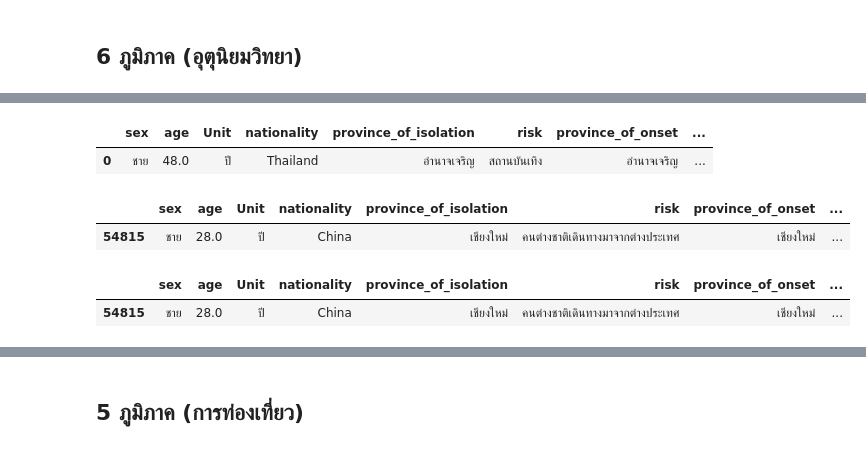
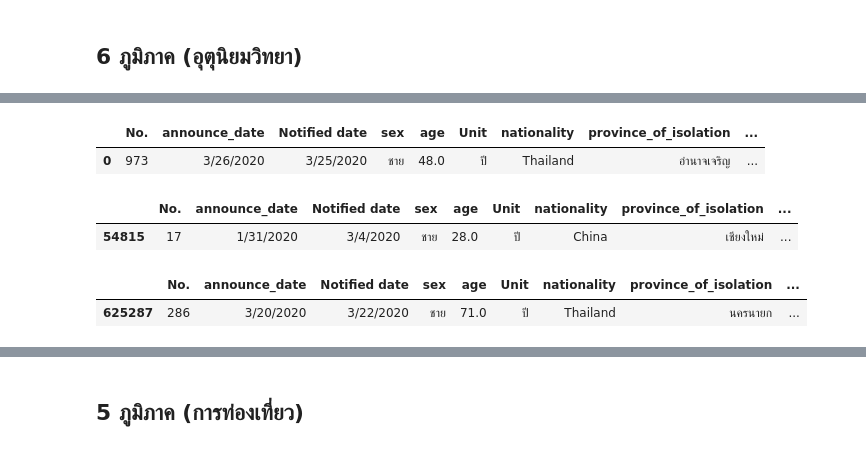
Before and after one commit to siriwat-heart/data_viz_2022, a Jupyter notebook: BasicPython&DataViz_midterm2022.ipynb, the cells around one changed output, grey strips where cells are left out. Saved outputs shown, nothing was run; the diff lists cells and outputs as text; code cells hidden in the pictures.

```diff
--- a/BasicPython&DataViz_midterm2022.ipynb
+++ b/BasicPython&DataViz_midterm2022.ipynb
@@ -154,6 +154,6 @@ dtype: bool
 # %% [markdown]
 # 1.อายุของผู้ป่วยคนแรกในแต่ละภูมิภาค (เหนือ, กลาง, ใต้, ...) (20 คะแนน)
 # %%
-data1 = data_covid.iloc[:,3:16] #แสดงคอลัมท์ที่3-16 โดยใช้ lioc
+data1 = data_covid.iloc[:,0:16] #แสดงคอลัมท์ที่0-15 โดยใช้ lioc
 data1
 # %% [output]
@@ -214,18 +234,18 @@ data1[data1['6 ภูมิภาค (อุตุนิยมวิทยา)']
 # %%
 data1[data1['6 ภูมิภาค (อุตุนิยมวิทยา)']=='ตะวันออกเฉียงเหนือ'].head(1) #ไปที่ตาราง data1 กำหนด column 6 ภูมิภาค (อุตุนิยมวิทยา) ให้เป็นตะวันออกเฉียงเหนือและโชว์แถวแรกของข้อมูลตะวันออกเฉียงเหนือ
 # %% [output]
-|  | sex | age | Unit | nationality | province_of_isolation | risk | province_of_onset | ... |
-| 0 | ชาย | 48.0 | ปี | Thailand | อำนาจเจริญ | สถานบันเทิง | อำนาจเจริญ | ... |
+|  | No. | announce_date | Notified date | sex | age | Unit | nationality | province_of_isolation | ... |
+| 0 | 973 | 3/26/2020 | 3/25/2020 | ชาย | 48.0 | ปี | Thailand | อำนาจเจริญ | ... |
 # %%
 data1[data1['6 ภูมิภาค (อุตุนิยมวิทยา)']=='เหนือ'].head(1) #ไปที่ตาราง data1 กำหนด column 6 ภูมิภาค (อุตุนิยมวิทยา) ให้เป็นเหนือและโชว์แถวแรกของข้อมูลเหนือ
 # %% [output]
-|  | sex | age | Unit | nationality | province_of_isolation | risk | province_of_onset | ... |
-| 54815 | ชาย | 28.0 | ปี | China | เชียงใหม่ | คนต่างชาติเดินทางมาจากต่างประเทศ | เชียงใหม่ | ... |
+|  | No. | announce_date | Notified date | sex | age | Unit | nationality | province_of_isolation | ... |
+| 54815 | 17 | 1/31/2020 | 3/4/2020 | ชาย | 28.0 | ปี | China | เชียงใหม่ | ... |
 # %%
-data1[data1['6 ภูมิภาค (อุตุนิยมวิทยา)']=='เหนือ'].head(1) #ไปที่ตาราง data1 กำหนด column 6 ภูมิภาค (อุตุนิยมวิทยา) ให้เป็นเหนือและโชว์แถวแรกของข้อมูลเหนือ
+data1[data1['6 ภูมิภาค (อุตุนิยมวิทยา)']=='ตะวันออก'].head(1) #ไปที่ตาราง data1 กำหนด column 6 ภูมิภาค (อุตุนิยมวิทยา) ให้เป็นตะวันออกและโชว์แถวแรกของข้อมูลตะวันออก
 # %% [output]
-|  | sex | age | Unit | nationality | province_of_isolation | risk | province_of_onset | ... |
-| 54815 | ชาย | 28.0 | ปี | China | เชียงใหม่ | คนต่างชาติเดินทางมาจากต่างประเทศ | เชียงใหม่ | ... |
+|  | No. | announce_date | Notified date | sex | age | Unit | nationality | province_of_isolation | ... |
+| 625287 | 286 | 3/20/2020 | 3/22/2020 | ชาย | 71.0 | ปี | Thailand | นครนายก | ... |
 # %%
 data1[data1['6 ภูมิภาค (อุตุนิยมวิทยา)']=='ใต้ฝั่งตะวันออก/ใต้ฝั่งอ่าวไทย'].head(1) #ไปที่ตาราง data1 กำหนด column 6 ภูมิภาค (อุตุนิยมวิทยา) ให้เป็นใต้ฝั่งตะวันออก/ใต้ฝั่งอ่าวไทยและโชว์แถวแรกของข้อมูลใต้ฝั่งตะวันออก/ใต้ฝั่งอ่าวไทย
 # %% [output]
```
Also changed, not shown: parts of 64 cells of this notebook.
